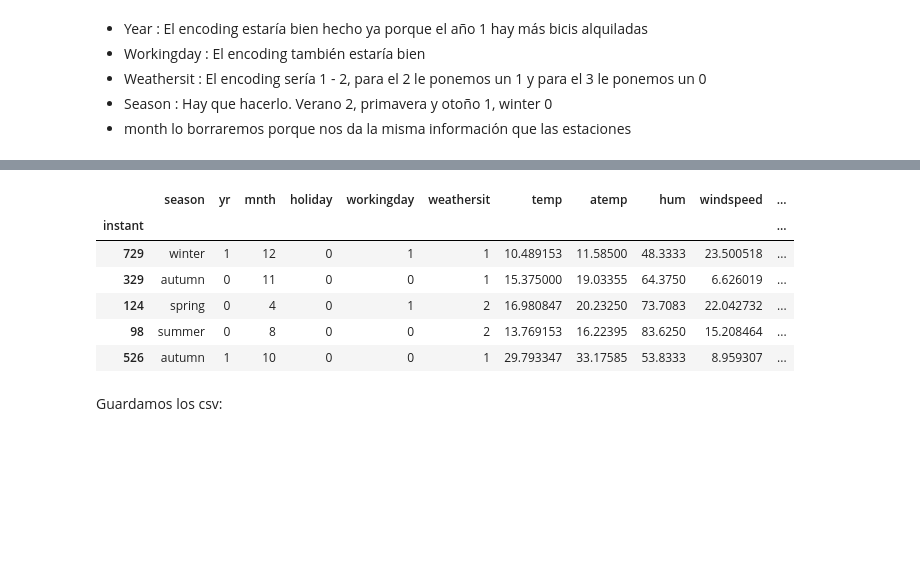
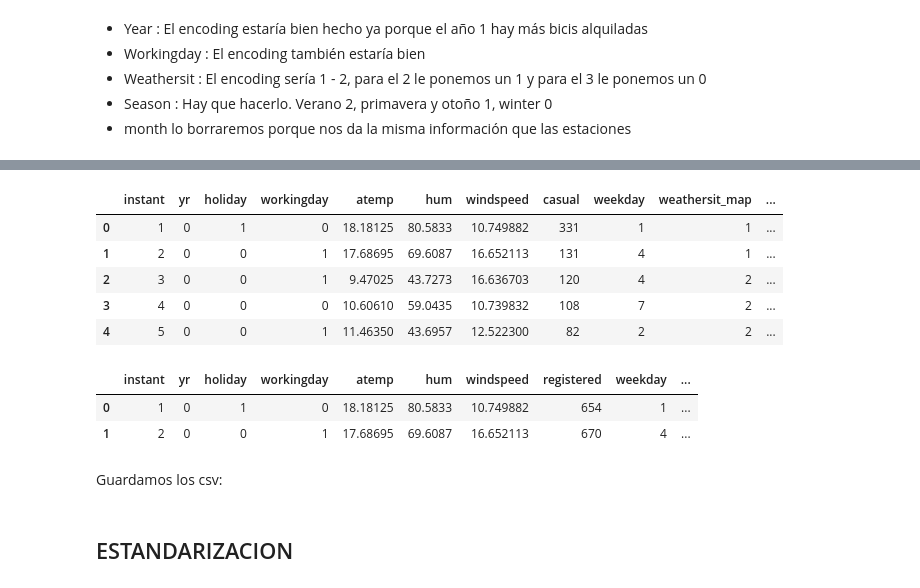
Before and after one commit to Adalab/DA-project-da-promo-c-modulo-3-team-6, a Jupyter notebook: sprint1/sprint1-Encoding.ipynb, the cells around one changed output, grey strips where cells are left out. Saved outputs shown, nothing was run; the diff lists cells and outputs as text; code cells hidden in the pictures; blank space fills up the shorter version.

```diff
--- a/sprint1/sprint1-Encoding.ipynb
+++ b/sprint1/sprint1-Encoding.ipynb
@@ -290,3 +237,5 @@ df.sample(2)
+# %%
+df_casual["weathersit_map"] = df_casual["weathersit"].map(mapa)
 # %%
 mapa2 = {"winter":0, "autumn":1, "spring":1, "summer":2}
 # %%
@@ -294,11 +243,3 @@ df["season_map"] = df["season"].map(mapa2)
-# %%
-df.sample(5)
-# %% [output]
-|  | season | yr | mnth | holiday | workingday | weathersit | temp | atemp | hum | windspeed | ... |
-| instant |  |  |  |  |  |  |  |  |  |  | ... |
-| 729 | winter | 1 | 12 | 0 | 1 | 1 | 10.489153 | 11.58500 | 48.3333 | 23.500518 | ... |
-| 329 | autumn | 0 | 11 | 0 | 0 | 1 | 15.375000 | 19.03355 | 64.3750 | 6.626019 | ... |
-| 124 | spring | 0 | 4 | 0 | 1 | 2 | 16.980847 | 20.23250 | 73.7083 | 22.042732 | ... |
-| 98 | summer | 0 | 8 | 0 | 0 | 2 | 13.769153 | 16.22395 | 83.6250 | 15.208464 | ... |
-| 526 | autumn | 1 | 10 | 0 | 0 | 1 | 29.793347 | 33.17585 | 53.8333 | 8.959307 | ... |
+# %%
+df_casual["season_map"] = df_casual["season"].map(mapa2)
 # %%
@@ -306,2 +247,2 @@ df_drop = df.drop(columns = ["season", "mnth", "weathersit"])
 # %%
-df_casual = df_drop.drop(["registered"], axis = 1)
+df_casual.drop(columns = ["temp", "season", "mnth", "weathersit"], axis= 1, inplace= True)
@@ -310,3 +249,18 @@ df_registered = df_drop.drop(["casual"], axis = 1)
+# %%
+df_casual.head()
+# %% [output]
+|  | instant | yr | holiday | workingday | atemp | hum | windspeed | casual | weekday | weathersit_map | ... |
+| 0 | 1 | 0 | 1 | 0 | 18.18125 | 80.5833 | 10.749882 | 331 | 1 | 1 | ... |
+| 1 | 2 | 0 | 0 | 1 | 17.68695 | 69.6087 | 16.652113 | 131 | 4 | 1 | ... |
+| 2 | 3 | 0 | 0 | 1 | 9.47025 | 43.7273 | 16.636703 | 120 | 4 | 2 | ... |
+| 3 | 4 | 0 | 0 | 0 | 10.60610 | 59.0435 | 10.739832 | 108 | 7 | 2 | ... |
+| 4 | 5 | 0 | 0 | 1 | 11.46350 | 43.6957 | 12.522300 | 82 | 2 | 2 | ... |
+# %%
+df_registered.head(2)
+# %% [output]
+|  | instant | yr | holiday | workingday | atemp | hum | windspeed | registered | weekday | ... |
+| 0 | 1 | 0 | 1 | 0 | 18.18125 | 80.5833 | 10.749882 | 654 | 1 | ... |
+| 1 | 2 | 0 | 0 | 1 | 17.68695 | 69.6087 | 16.652113 | 670 | 4 | ... |
 # %% [markdown]
 Guardamos los csv:
 # %%
@@ -315,0 +270,2 @@ df_registered.to_csv("../datos/bikes_registered.csv")
+# %% [markdown]
+## ESTANDARIZACION
```
Also changed, not shown: parts of 75 cells of this notebook, 9 other files.
